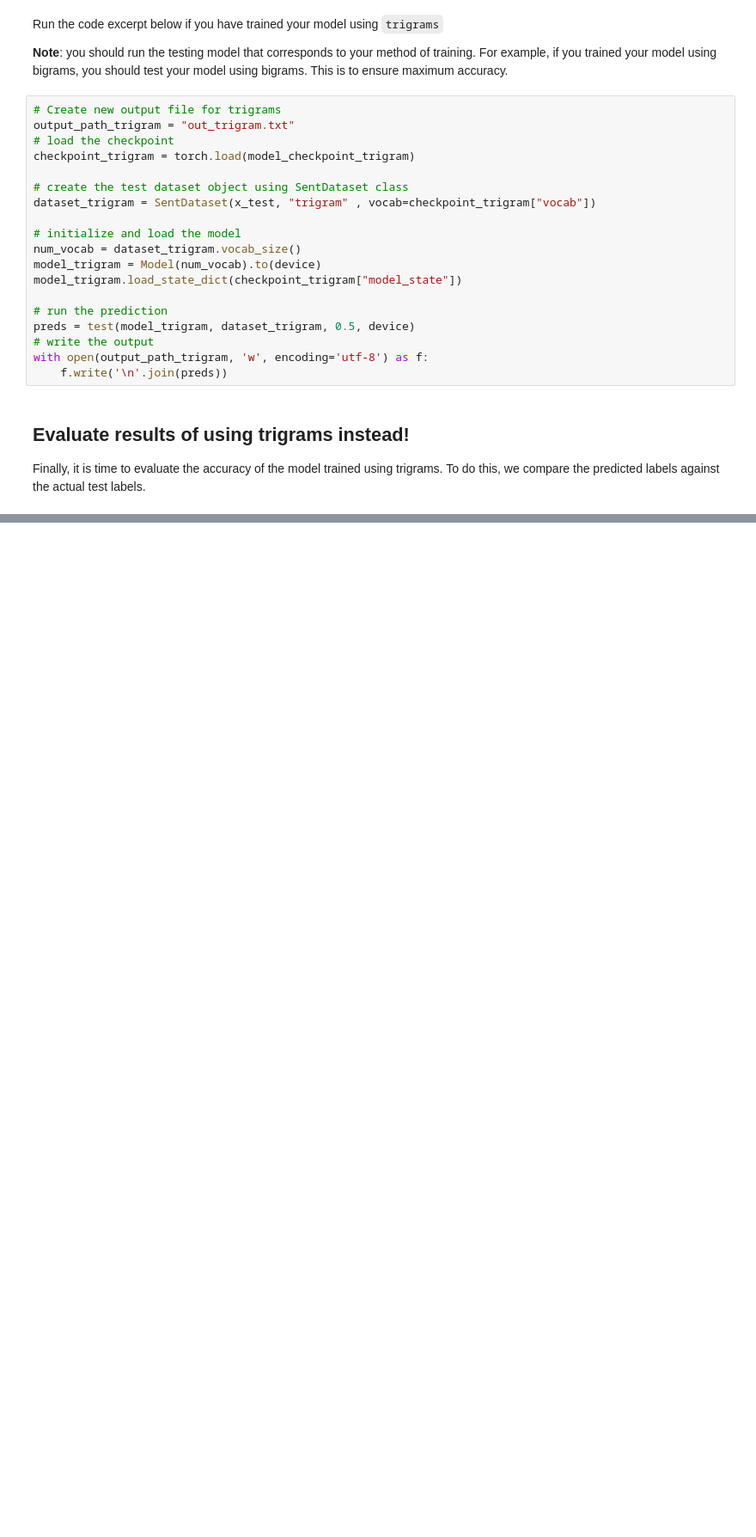
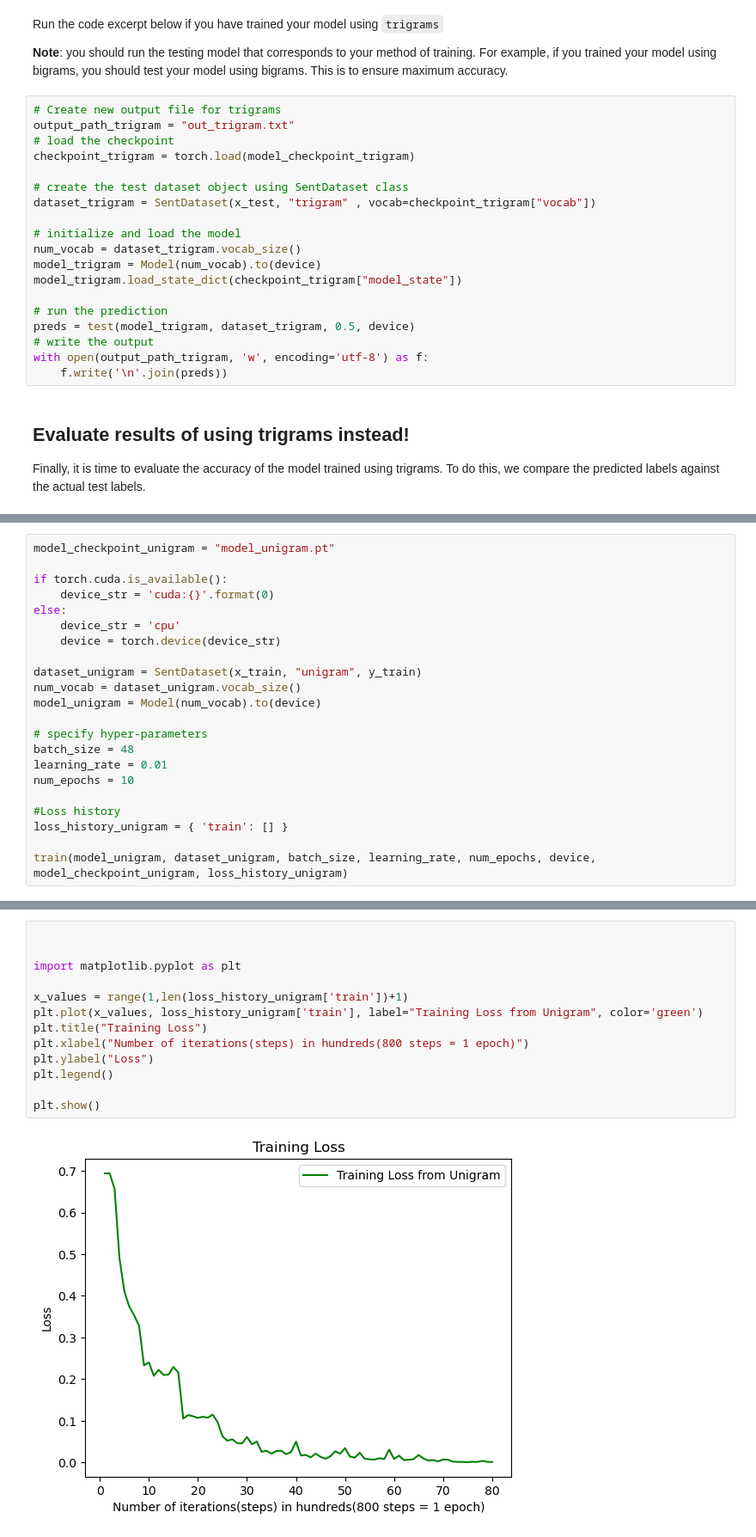
Before and after one commit to Chustinjeng/IT1244-project, a Jupyter notebook: model.ipynb, the cells around one changed output, grey strips where cells are left out. Shown at 86% size. Saved outputs shown, nothing was run; the diff lists cells and outputs as text; blank space fills up the shorter version.

```diff
--- a/model.ipynb
+++ b/model.ipynb
@@ -620,0 +639,22 @@ F1 score: 85.65%
+# %%
+model_checkpoint_unigram = "model_unigram.pt"
+
+if torch.cuda.is_available():
+    device_str = 'cuda:{}'.format(0)
+else:
+    device_str = 'cpu'
+    device = torch.device(device_str)
+
+dataset_unigram = SentDataset(x_train, "unigram", y_train)
+num_vocab = dataset_unigram.vocab_size()
+model_unigram = Model(num_vocab).to(device)
+
+# specify hyper-parameters
+batch_size = 48
+learning_rate = 0.01
+num_epochs = 10
+
+#Loss history
+loss_history_unigram = { 'train': [] }
+
+train(model_unigram, dataset_unigram, batch_size, learning_rate, num_epochs, device, model_checkpoint_unigram, loss_history_unigram)
@@ -620,0 +679,15 @@ F1 score: 85.65%
+# %%
+
+
+import matplotlib.pyplot as plt
+
+x_values = range(1,len(loss_history_unigram['train'])+1)
+plt.plot(x_values, loss_history_unigram['train'], label="Training Loss from Unigram", color='green')
+plt.title("Training Loss")
+plt.xlabel("Number of iterations(steps) in hundreds(800 steps = 1 epoch)")
+plt.ylabel("Loss")
+plt.legend()
+
+plt.show()
+# %% [output]
+[figure, added]
```
Also changed, not shown: parts of 23 cells of this notebook, 3 other files.
